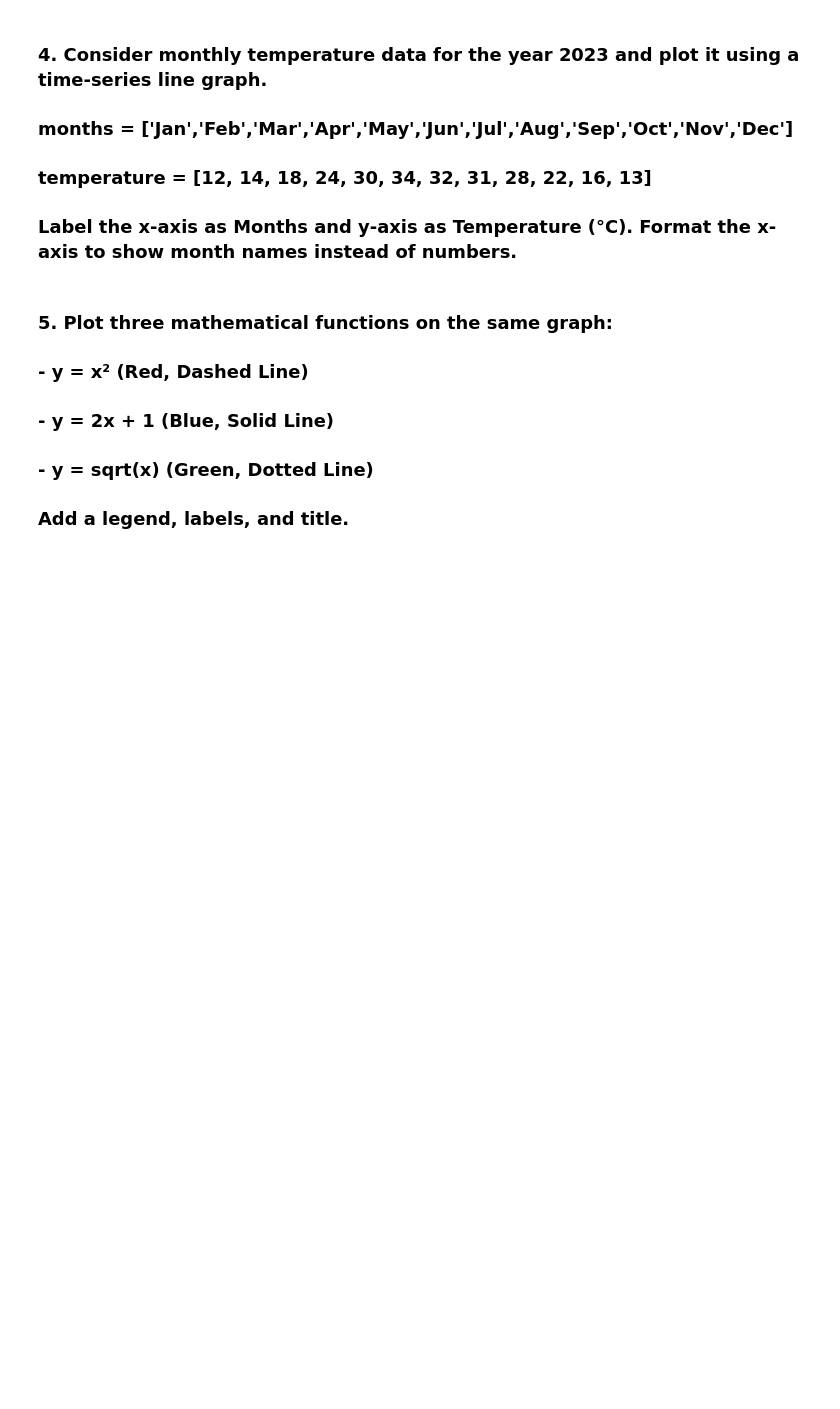
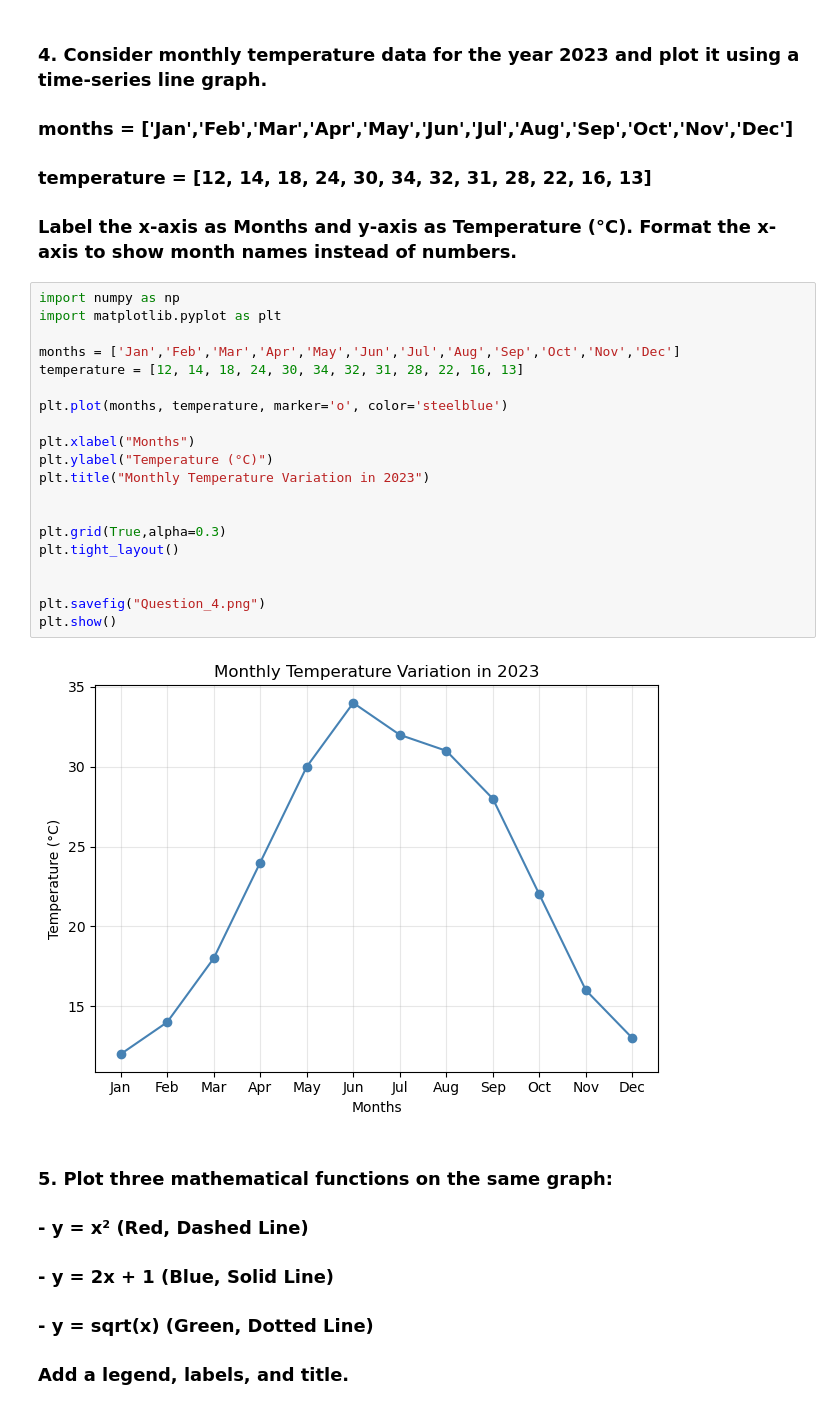
Before and after one commit to shivammarkanday/DV_Lab, a Jupyter notebook: Lab3/lab3.ipynb, the cells around one changed output. Saved outputs shown, nothing was run; the diff lists cells and outputs as text; blank space fills up the shorter version.

```diff
--- a/Lab3/lab3.ipynb
+++ b/Lab3/lab3.ipynb
@@ -40,6 +107,28 @@ plt.show()
 ### months = ['Jan','Feb','Mar','Apr','May','Jun','Jul','Aug','Sep','Oct','Nov','Dec']
 ### temperature = [12, 14, 18, 24, 30, 34, 32, 31, 28, 22, 16, 13]
 ### Label the x-axis as Months and y-axis as Temperature (°C). Format the x-axis to show month names instead of numbers.
+# %%
+import numpy as np
+import matplotlib.pyplot as plt
+
+months = ['Jan','Feb','Mar','Apr','May','Jun','Jul','Aug','Sep','Oct','Nov','Dec']
+temperature = [12, 14, 18, 24, 30, 34, 32, 31, 28, 22, 16, 13]
+
+plt.plot(months, temperature, marker='o', color='steelblue')
+
+plt.xlabel("Months")
+plt.ylabel("Temperature (°C)")
+plt.title("Monthly Temperature Variation in 2023")
+
+
+plt.grid(True,alpha=0.3)
+plt.tight_layout()
+
+
+plt.savefig("Question_4.png")
+plt.show()
+# %% [output]
+[figure, added]
 # %% [markdown]
 ### 5. Plot three mathematical functions on the same graph:
 ### - y = x² (Red, Dashed Line)
```
Also changed, not shown: parts of 6 cells of this notebook, 9 other files.
